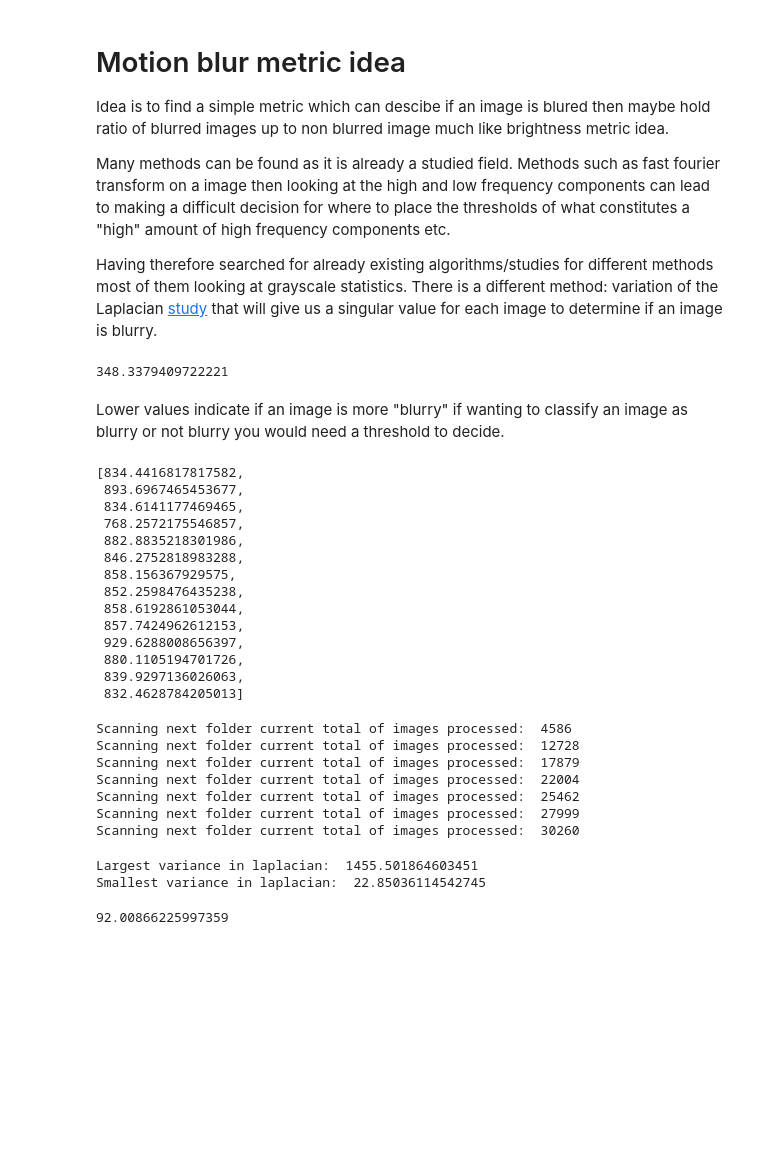
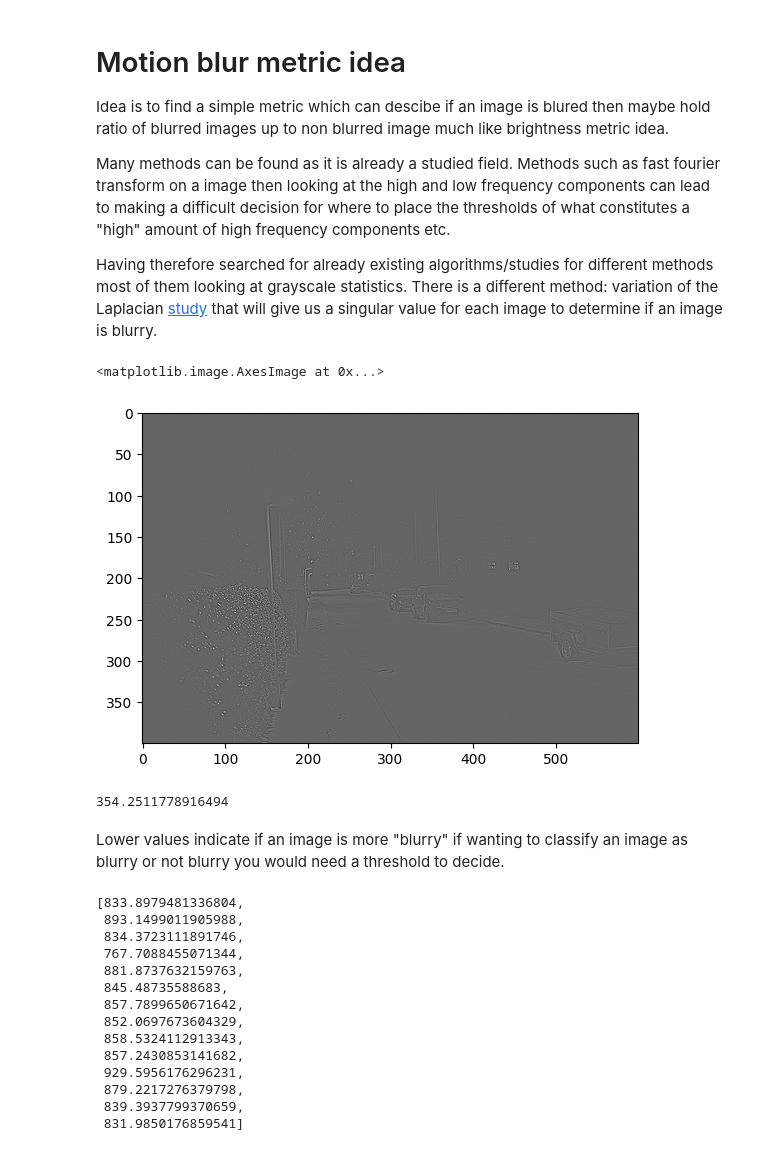
Before and after one commit to tobsthetobs/bsc-dataset-metrics, a Jupyter notebook: notebooks/motion_blur_metric_idea.ipynb, the cells around one changed output. Saved outputs shown, nothing was run; the diff lists cells and outputs as text; code cells hidden in the pictures; blank space fills up the shorter version.

```diff
--- a/notebooks/motion_blur_metric_idea.ipynb
+++ b/notebooks/motion_blur_metric_idea.ipynb
@@ -31,61 +31,48 @@ import dataset_plotting as dp
 import motion_blur as mb
 # %%
 # Reading image:
-maden= imread("Images/Maden.jpg")
+maden= imread(bachelorpath + '/Images/Maden.jpg')
 # Load to grayscale:
 maden_gs = bp.load_to_colorspace(maden,"GRAY")
+# %%
+imshow(cv2.Laplacian(maden_gs, cv2.CV_64F), cmap="binary")
+# %% [output]
+<matplotlib.image.AxesImage at 0x...>
+[figure, added]
 # %%
 # Use Laplacian with openCV
 cv2.Laplacian(maden_gs, cv2.CV_64F).var()
 # %% [output]
-348.3379409722221
+354.2511778916494
 # %% [markdown]
 Lower values indicate if an image is more "blurry" if wanting to classify an image as blurry or not blurry you would need a threshold to decide.
 # %%
 # Test for a bigger dataset here try E45 images which are of relatively low quality but still not very affected by blur.
 import os
-datapath = os.getcwd() + "/Images/E45/"
+datapath = bachelorpath + "/Images/E45/"
 datalist = os.listdir(datapath)
 res = []
+prev = 0
+saved = 0
 for file in datalist:
     image = bp.load_to_colorspace(imread(os.path.join(datapath, file)), "GRAY")
-    res.append(mb.motion_blur_laplacian(image))
+    x = mb.motion_blur_laplacian(image)
+    res.append(x)
+    if x > prev:
+        saved = cv2.Laplacian(image, cv2.CV_64F)
 res
 # %% [output]
-[834.4416817817582,
- 893.6967465453677,
- 834.6141177469465,
- 768.2572175546857,
- 882.8835218301986,
- 846.2752818983288,
- 858.156367929575,
- 852.2598476435238,
- 858.6192861053044,
- 857.7424962612153,
- 929.6288008656397,
- 880.1105194701726,
- 839.9297136026063,
- 832.4628784205013]
+[833.8979481336804,
+ 893.1499011905988,
+ 834.3723111891746,
+ 767.7088455071344,
+ 881.8737632159763,
+ 845.48735588683,
+ 857.7899650671642,
+ 852.0697673604329,
+ 858.5324112913343,
+ 857.2430853141682,
+ 929.5956176296231,
+ 879.2217276379798,
+ 839.3937799370659,
+ 831.9850176859541]
-# %%
-# Try deploy on AQUALOC:
-blurdata_aqualoc = mb.load_aqualoc_dataset()
-# %% [output]
-Scanning next folder current total of images processed:  4586
-Scanning next folder current total of images processed:  12728
-Scanning next folder current total of images processed:  17879
-Scanning next folder current total of images processed:  22004
-Scanning next folder current total of images processed:  25462
-Scanning next folder current total of images processed:  27999
-Scanning next folder current total of images processed:  30260
-# %%
-# Print largest and smallest values in data:
-print("Largest variance in laplacian: ", np.max(blurdata_aqualoc))
-print("Smallest variance in laplacian: ", np.min(blurdata_aqualoc))
-# %% [output]
-Largest variance in laplacian:  1455.501864603451
-Smallest variance in laplacian:  22.85036114542745
-# %%
-# Histogram indicates lots of images below 100 lets try and figure out percentile:
-np.percentile(blurdata_aqualoc, 40)
-# %% [output]
-92.00866225997359
```
Also changed, not shown: parts of 5 cells of this notebook, 2 other files.
